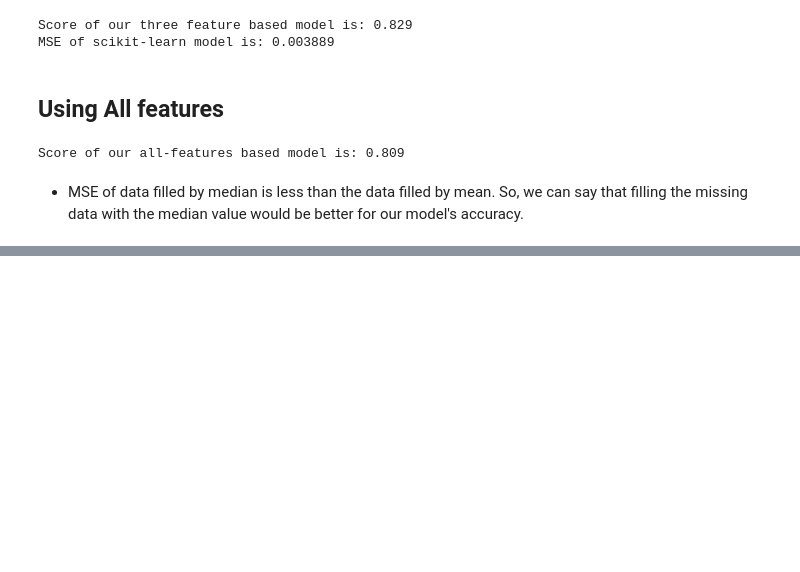
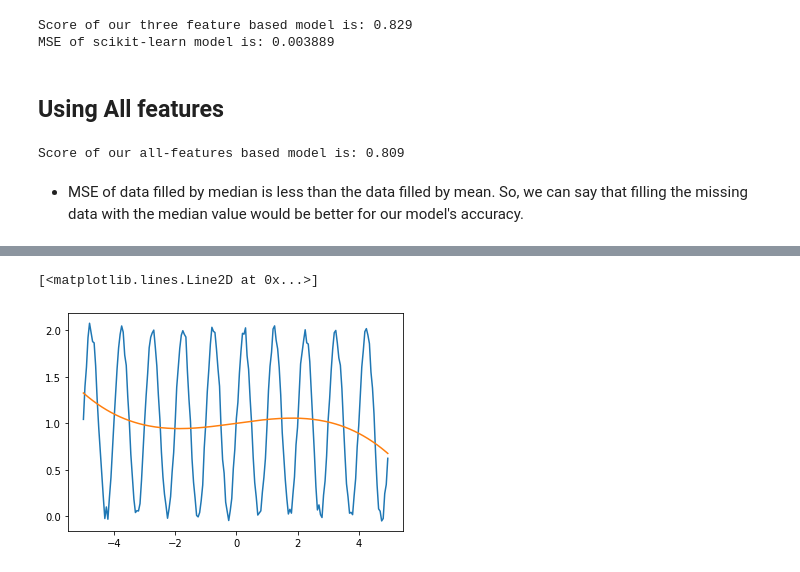
Before and after one commit to ouldouzN/task2_edit1, a Jupyter notebook: task2.ipynb, the cells around one changed output, grey strips where cells are left out. Saved outputs shown, nothing was run; the diff lists cells and outputs as text; code cells hidden in the pictures; blank space fills up the shorter version.

```diff
--- a/task2.ipynb
+++ b/task2.ipynb
@@ -364,0 +386,6 @@ Score of our all-features based model is: 0.809
+# %%
+plt.plot(x, y)
+plt.plot(x, polynomial(3, c))
+# %% [output]
+[<matplotlib.lines.Line2D at 0x...>]
+[figure, added]
```
Also changed, not shown: parts of 11 cells of this notebook.
